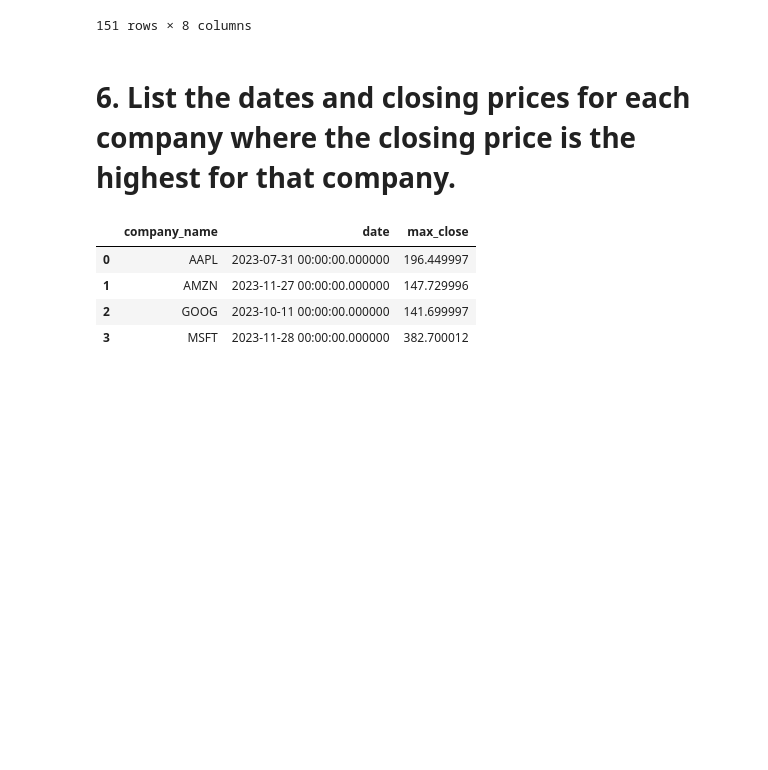
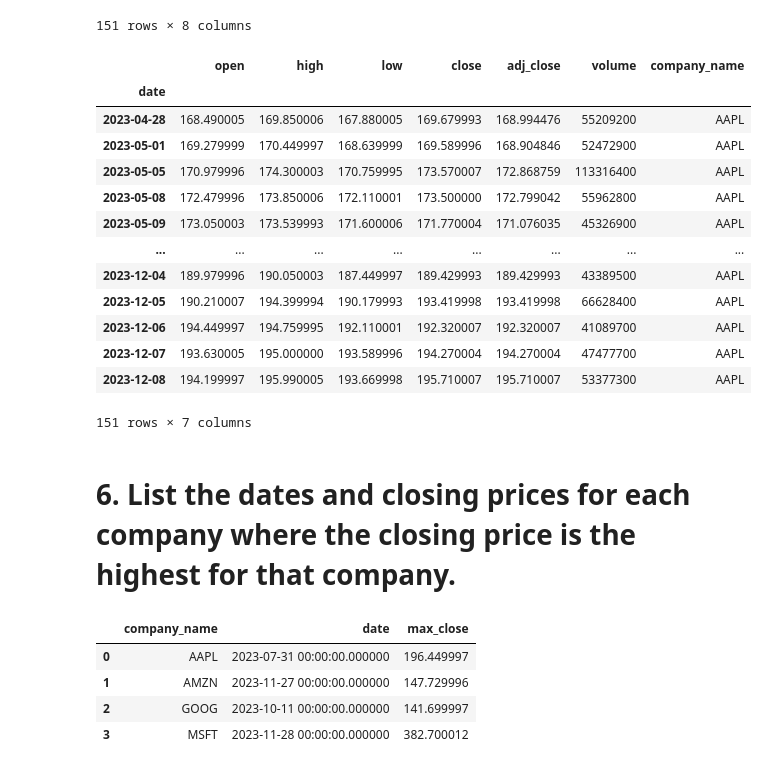
Before and after one commit to danjelito/stock-market-sql, a Jupyter notebook: main.ipynb, the cells around one changed output. Saved outputs shown, nothing was run; the diff lists cells and outputs as text; code cells hidden in the pictures; blank space fills up the shorter version.

```diff
--- a/main.ipynb
+++ b/main.ipynb
@@ -261,6 +261,28 @@ sqldf("""
 | 149 | 2023-12-07 00:00:00.000000 | 193.630005 | 195.000000 | 193.589996 | 194.270004 | 194.270004 | 47477700 | AAPL |
 | 150 | 2023-12-08 00:00:00.000000 | 194.199997 | 195.990005 | 193.669998 | 195.710007 | 195.710007 | 53377300 | AAPL |
 151 rows × 8 columns
+# %%
+(df
+    .loc[lambda df_:
+        (df_["company_name"] == "AAPL") &\
+        (df_["close"] > (df_.loc[df_["company_name"] == "AAPL", "close"].mean()))
+    ]
+)
+# %% [output]
+|  | open | high | low | close | adj_close | volume | company_name |
+| date |  |  |  |  |  |  |  |
+| 2023-04-28 | 168.490005 | 169.850006 | 167.880005 | 169.679993 | 168.994476 | 55209200 | AAPL |
+| 2023-05-01 | 169.279999 | 170.449997 | 168.639999 | 169.589996 | 168.904846 | 52472900 | AAPL |
+| 2023-05-05 | 170.979996 | 174.300003 | 170.759995 | 173.570007 | 172.868759 | 113316400 | AAPL |
+| 2023-05-08 | 172.479996 | 173.850006 | 172.110001 | 173.500000 | 172.799042 | 55962800 | AAPL |
+| 2023-05-09 | 173.050003 | 173.539993 | 171.600006 | 171.770004 | 171.076035 | 45326900 | AAPL |
+| ... | ... | ... | ... | ... | ... | ... | ... |
+| 2023-12-04 | 189.979996 | 190.050003 | 187.449997 | 189.429993 | 189.429993 | 43389500 | AAPL |
+| 2023-12-05 | 190.210007 | 194.399994 | 190.179993 | 193.419998 | 193.419998 | 66628400 | AAPL |
+| 2023-12-06 | 194.449997 | 194.759995 | 192.110001 | 192.320007 | 192.320007 | 41089700 | AAPL |
+| 2023-12-07 | 193.630005 | 195.000000 | 193.589996 | 194.270004 | 194.270004 | 47477700 | AAPL |
+| 2023-12-08 | 194.199997 | 195.990005 | 193.669998 | 195.710007 | 195.710007 | 53377300 | AAPL |
+151 rows × 7 columns
 # %% [markdown]
 # 6. List the dates and closing prices for each company where the closing price is the highest for that company.
 # %%
```
Also changed, not shown: parts of 6 cells of this notebook.
